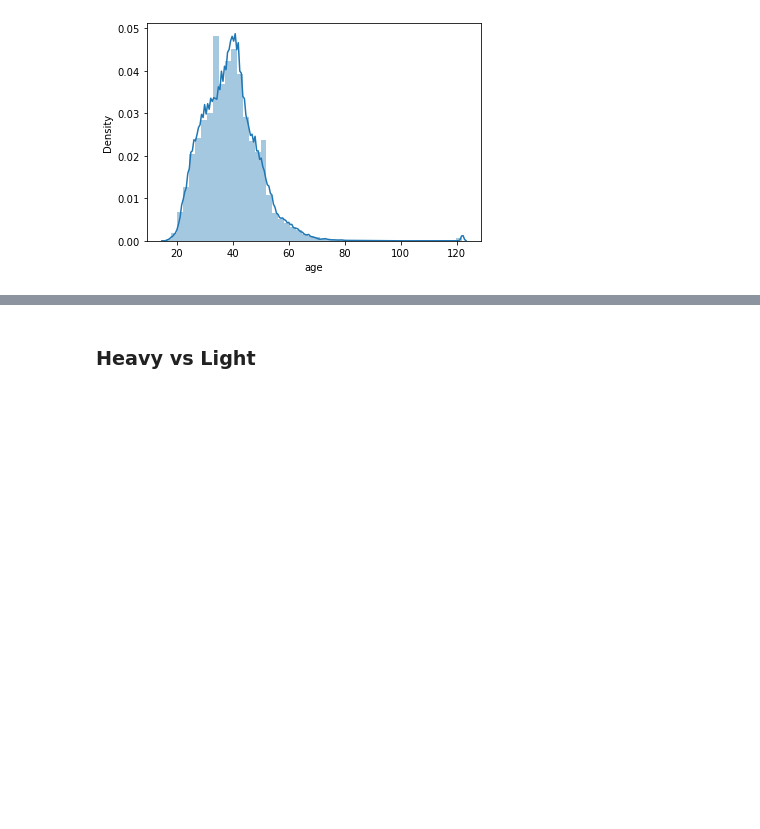
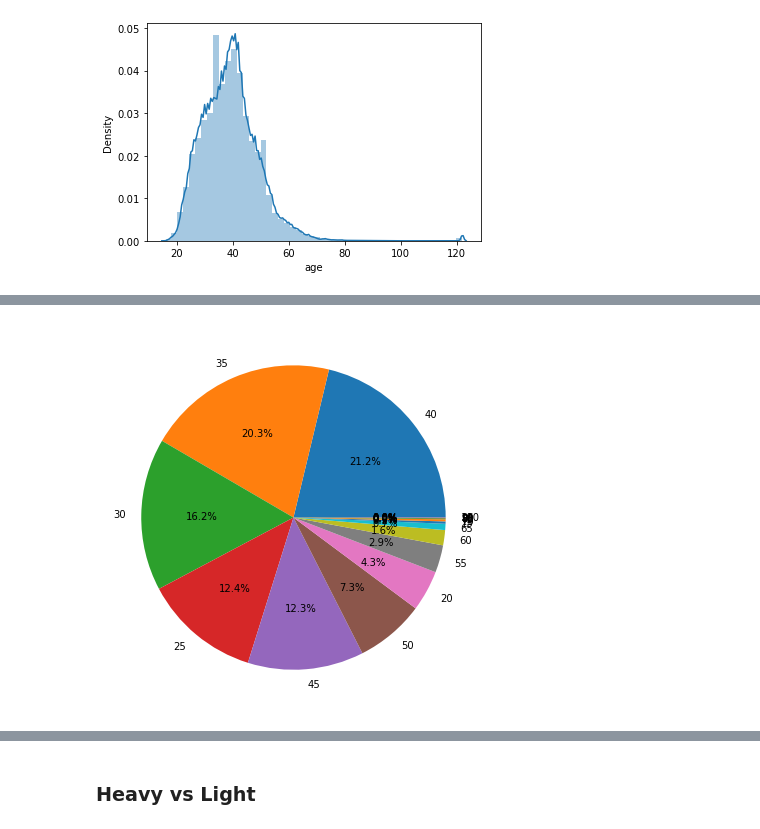
Before and after one commit to LUCI031/chai_analytics, a Jupyter notebook: EDA.ipynb, the cells around one changed output, grey strips where cells are left out. Cells and saved outputs as stored; diff of their text form; code cells hidden in the pictures; blank space fills up the shorter version.

```diff
--- a/EDA.ipynb
+++ b/EDA.ipynb
@@ -654,3 +655,10 @@ sns.distplot(df['age'])
 # %% [output]
 <AxesSubplot:xlabel='age', ylabel='Density'>
 [figure]
+# %%
+# 값중에 122세(1900년도 1월 1일 생)는 생일 누락자로 보임 -> 나이대별 분석 시에만 해당 년도생 제거하고 진행
+df_age = df[df['age']!= 122]
+# %%
+# 5살 간격으로 분류
+df_age.loc[:,'age_group'] = 0
+df_age.loc[:,'age_group'] = (df['age']//5)*5
@@ -656,0 +676,7 @@ sns.distplot(df['age'])
+# %%
+plt.figure(figsize=(7,7),facecolor="white")
+labels = df_age['age_group'].value_counts().index.to_list()
+plt.pie(df_age['age_group'].value_counts(),labels=labels,autopct='%.1f%%')
+plt.show()
+# %% [output]
+[figure, added]
```
Also changed, not shown: parts of 11 cells of this notebook.
